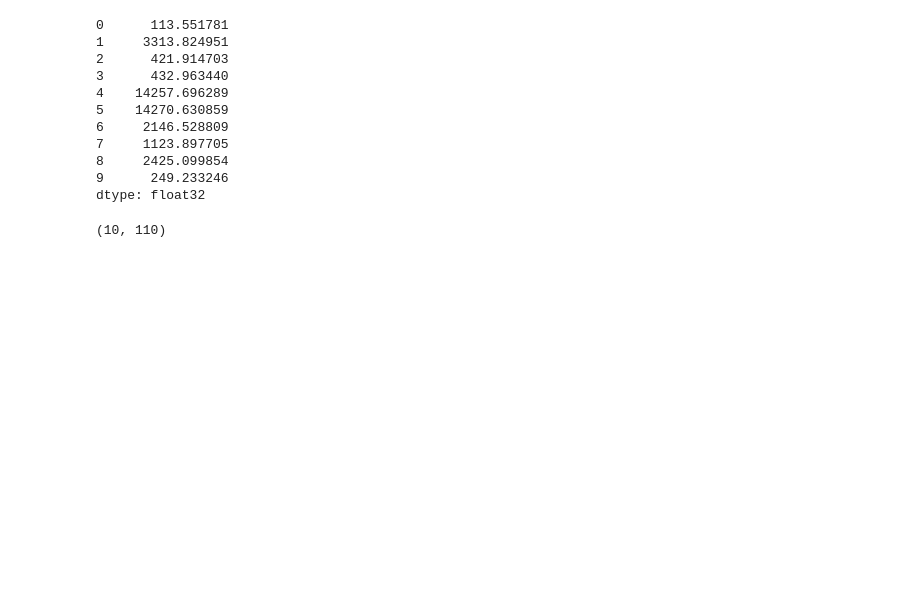
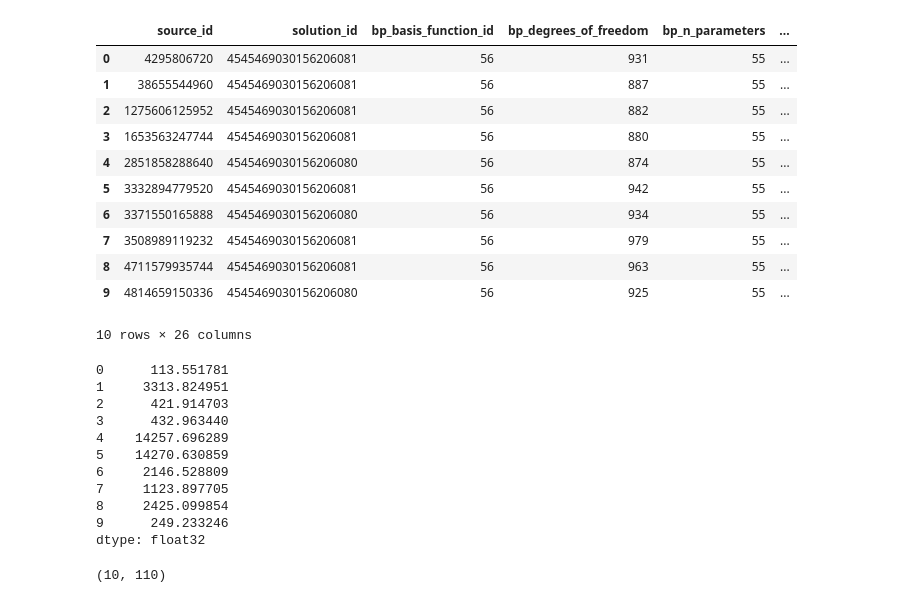
Before and after one commit to HITS-AIN/Spherinator, a Jupyter notebook: gaia/onnx_vae_dense_reconstruction.ipynb, the cells around one changed output. Saved outputs shown, nothing was run; the diff lists cells and outputs as text; code cells hidden in the pictures; blank space fills up the shorter version.

```diff
--- a/gaia/onnx_vae_dense_reconstruction.ipynb
+++ b/gaia/onnx_vae_dense_reconstruction.ipynb
@@ -9,8 +9,22 @@ ort_decoder = ort.InferenceSession('vae_decoder_dense.onnx')
 # %%
 import pandas as pd
 
 file = "/home/doserbd/data/gaia/xp_continuous_mean_spectrum/csv/XpContinuousMeanSpectrum_000000-003111.csv.gz"
 gaia = pd.read_csv(file, comment='#', nrows=10)
+gaia
+# %% [output]
+|  | source_id | solution_id | bp_basis_function_id | bp_degrees_of_freedom | bp_n_parameters | ... |
+| 0 | 4295806720 | 4545469030156206081 | 56 | 931 | 55 | ... |
+| 1 | 38655544960 | 4545469030156206081 | 56 | 887 | 55 | ... |
+| 2 | 1275606125952 | 4545469030156206081 | 56 | 882 | 55 | ... |
+| 3 | 1653563247744 | 4545469030156206081 | 56 | 880 | 55 | ... |
+| 4 | 2851858288640 | 4545469030156206080 | 56 | 874 | 55 | ... |
+| 5 | 3332894779520 | 4545469030156206081 | 56 | 942 | 55 | ... |
+| 6 | 3371550165888 | 4545469030156206080 | 56 | 934 | 55 | ... |
+| 7 | 3508989119232 | 4545469030156206081 | 56 | 979 | 55 | ... |
+| 8 | 4711579935744 | 4545469030156206081 | 56 | 963 | 55 | ... |
+| 9 | 4814659150336 | 4545469030156206080 | 56 | 925 | 55 | ... |
+10 rows × 26 columns
 # %%
 list_of_arrays = [
     "bp_coefficients",
```
Also changed, not shown: parts of 3 cells of this notebook, 5 other files.
